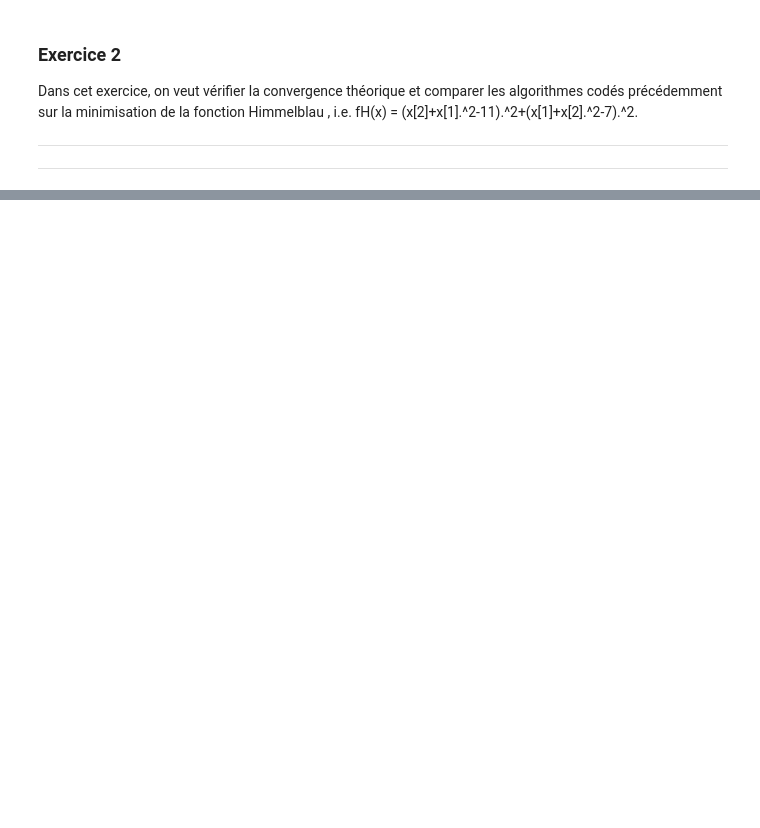
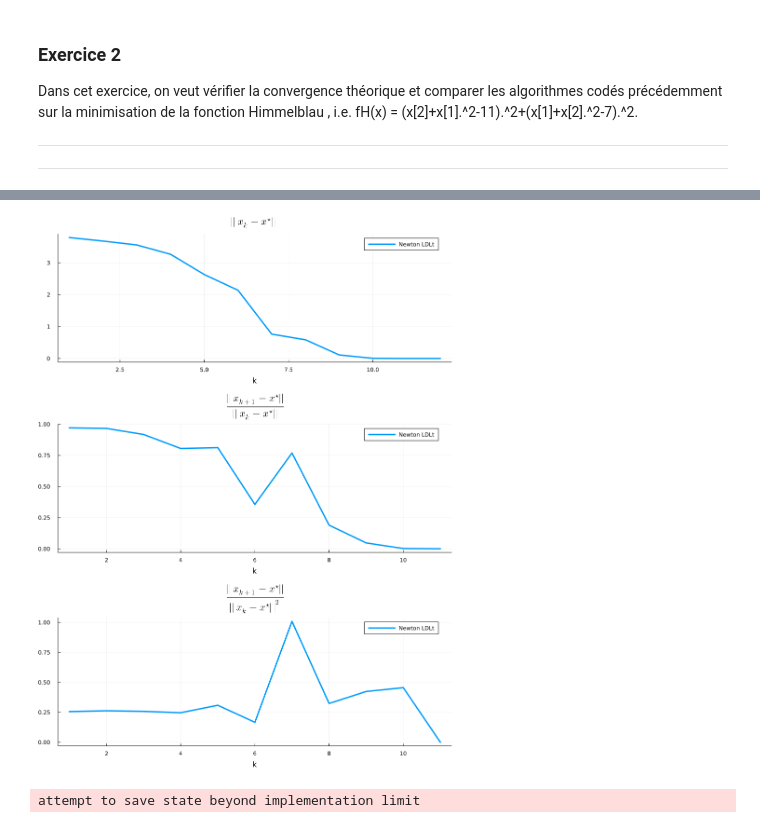
Before and after one commit to paraynaud/MTH8408-Hiv24, a Jupyter notebook: lab2 JP/Lab2_pallage.ipynb, the cells around one changed output, grey strips where cells are left out. Cells and saved outputs as stored; diff of their text form; code cells hidden in the pictures; blank space fills up the shorter version.

```diff
--- a/lab2 JP/Lab2_pallage.ipynb
+++ b/lab2 JP/Lab2_pallage.ipynb
@@ -877,0 +944,11 @@ DimensionMismatch: DimensionMismatch: second dimension of A, 10, does not match
+# %%
+k = 1:length(dist2)
+l = 1:length(conv2)
+p1=plot(k, [dist2], title=L"$||x_{k} - x^{\star} ||$", label="Newton LDLt" , linewidth=3, xlabel="k")
+p2 = plot(l, [conv2], title=L"$\frac{||x_{k+1} - x^{\star} ||}{||x_{k} - x^{\star}||}$", label="Newton LDLt" , linewidth=3, xlabel="k")
+p3 = plot(l, [conv_quad2], title=L"$\frac{||x_{k+1} - x^{\star} ||}{||x_{k} - x^{\star}||^2}$",label="Newton LDLt" , linewidth=3, xlabel="k")
+plot!(size=(900,1200))
+plot(p1, p2, p3, layout=(3,1), legend=true)
+# %% [output]
+[figure, added]
+attempt to save state beyond implementation limit
```
Also changed, not shown: parts of 22 cells of this notebook, 1 other file.
